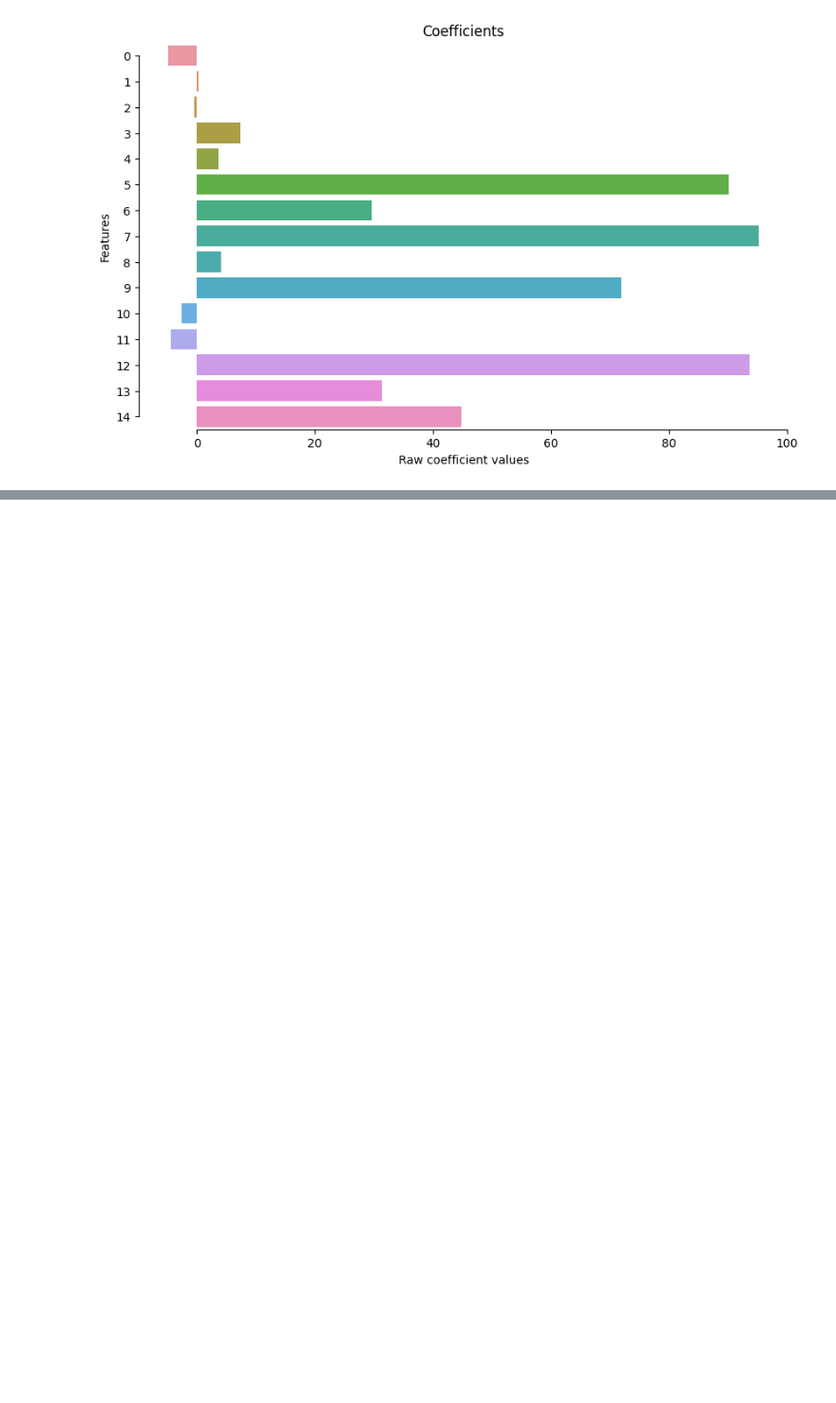
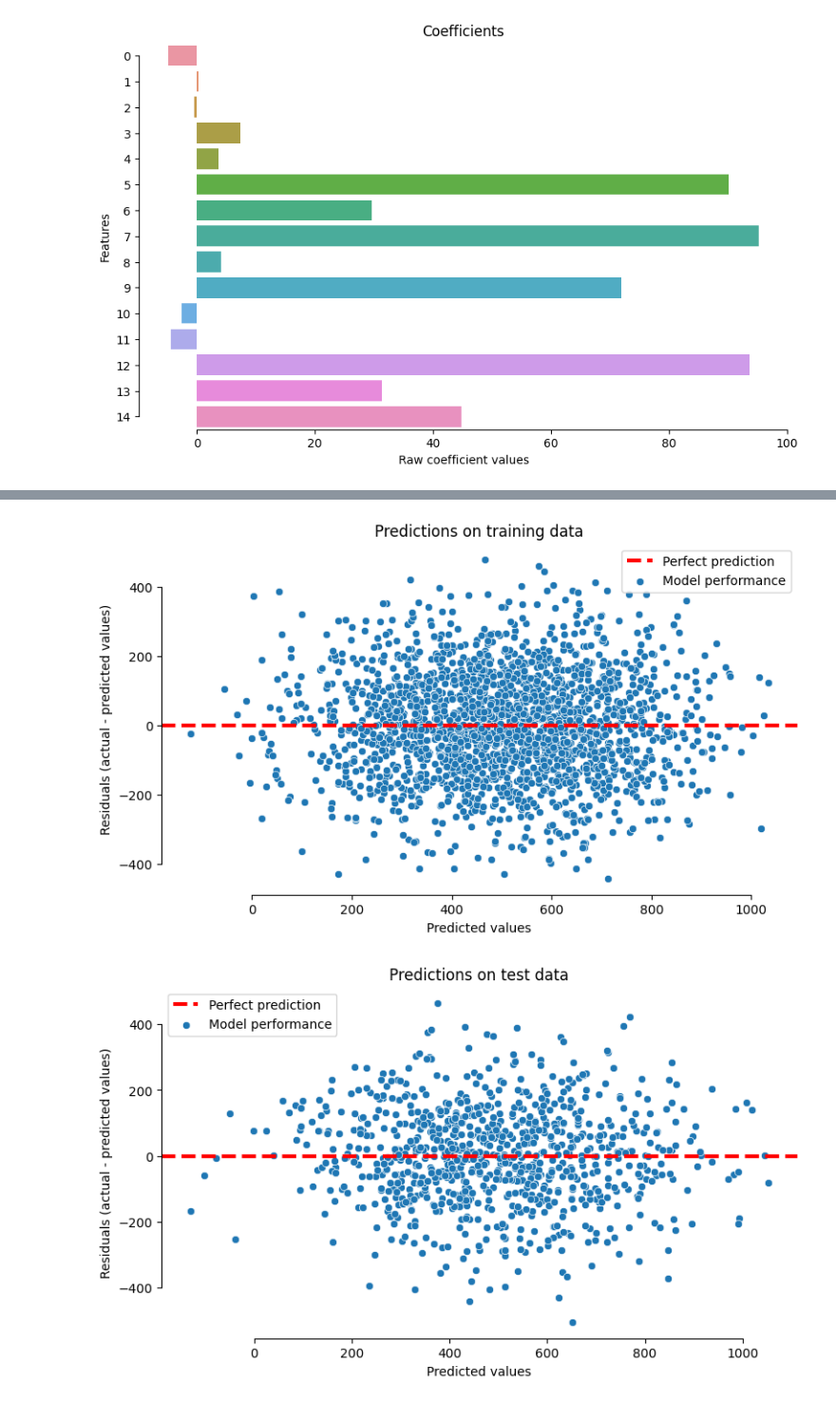
Before and after one commit to MichlF/PrettyShortML, a Jupyter notebook: examples/Example_regression.ipynb, the cells around one changed output, grey strips where cells are left out. Shown at 95% size. Cells and saved outputs as stored; diff of their text form; code cells hidden in the pictures; blank space fills up the shorter version.

```diff
--- a/examples/Example_regression.ipynb
+++ b/examples/Example_regression.ipynb
@@ -158,0 +225,14 @@ _plotting_axes = psml.plot_reg_prediction_errors(
+# %%
+# Finally, plot our predictions against the residuals
+residuals_train = my_dataset.y_train.iloc[:, 0] - y_train_pred
+residuals_test = my_dataset.y_test.iloc[:, 0] - y_test_pred
+_plotting_axes = my_dataset.plot_reg_prediction_errors(
+    y_train=residuals_train,
+    y_train_pred=y_train_pred,
+    y_test=residuals_test,
+    y_test_pred=y_test_pred,
+    plot_residuals=True,
+)
+# %% [output]
+[figure, added]
+[figure, added]
```
Also changed, not shown: parts of 12 cells of this notebook, 8 other files.
